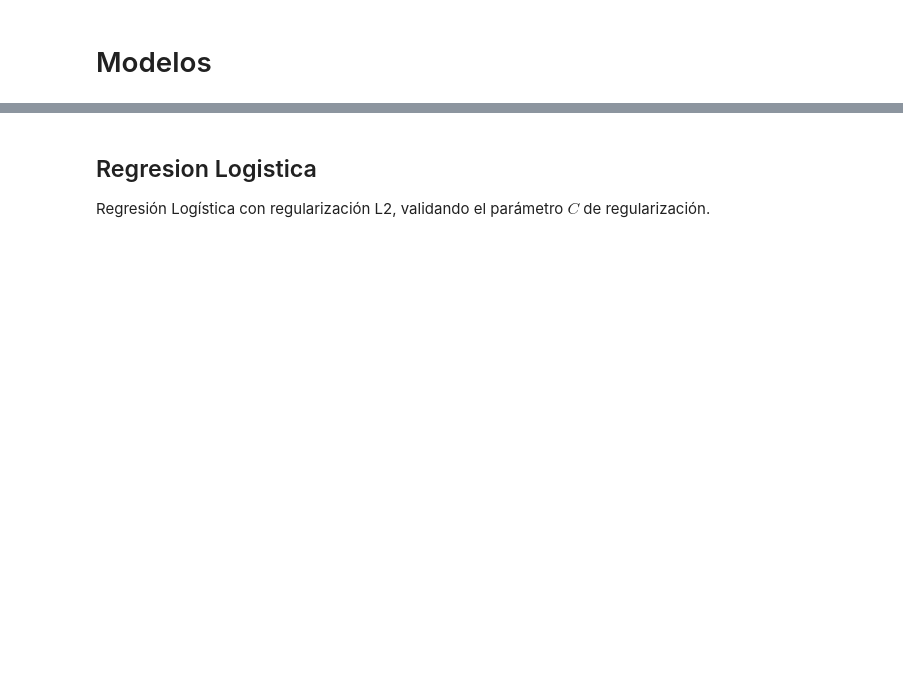
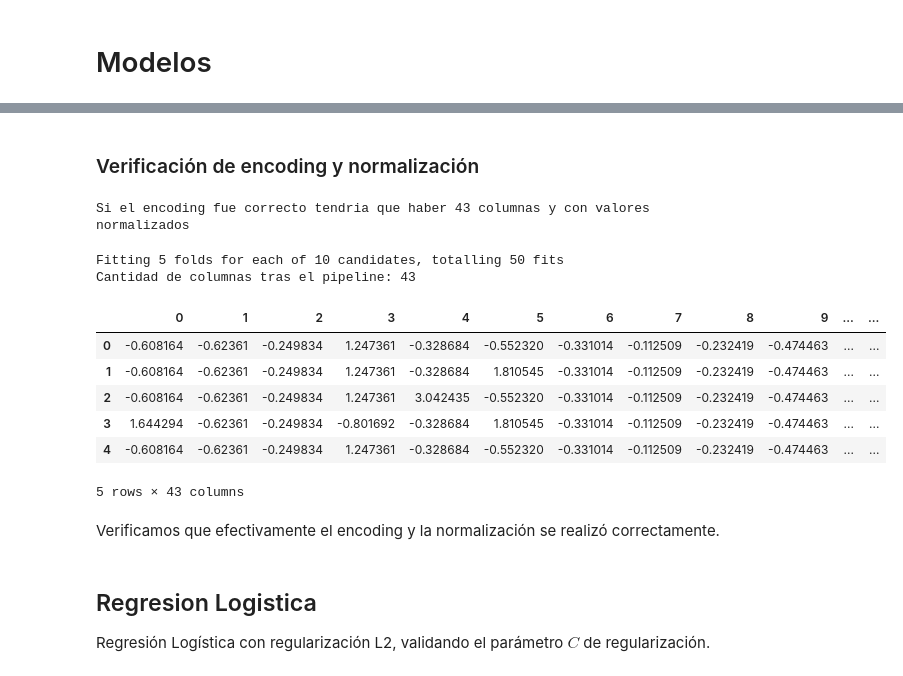
Before and after one commit to adelgado24/IA, a Jupyter notebook: primera_practica/TP_Aprendizaje_Supervisado.ipynb, the cells around one changed output, grey strips where cells are left out. Drawn from its saved outputs; the diff is of its cells as text; code cells hidden in the pictures; blank space fills up the shorter version.

```diff
--- a/primera_practica/TP_Aprendizaje_Supervisado.ipynb
+++ b/primera_practica/TP_Aprendizaje_Supervisado.ipynb
@@ -511,6 +495,32 @@ X_train, X_test, y_train, y_test = train_test_split(X, y, test_size=0.2, random_
 
 categorical_cols = X.select_dtypes(include=['object']).columns
 numerical_cols = X.select_dtypes(include=['int64', 'float64']).columns
+# %% [markdown]
+### Verificación de encoding y normalización
+# %%
+print(f'Si el encoding fue correcto tendria que haber {df_ordinales[categorical_cols].nunique().sum() + len(numerical_cols)} columnas y con valores normalizados')
+# %% [output]
+Si el encoding fue correcto tendria que haber 43 columnas y con valores normalizados
+# %%
+#logistica
+param_grid_log = {'logistic__penalty' : ['l2'],'logistic__C': [0.01, 0.1, 1, 10, 100], 'logistic__solver': ['lbfgs', 'liblinear']}
+
+cantidad_de_columnas = pipe_encode_then_model('logistic', param_grid_log, check_encoding=True)#.best_estimator_
+print(f'Cantidad de columnas tras el pipeline: {cantidad_de_columnas.shape[1]}')
+
+cantidad_de_columnas.head()
+# %% [output]
+Fitting 5 folds for each of 10 candidates, totalling 50 fits
+Cantidad de columnas tras el pipeline: 43
+|  | 0 | 1 | 2 | 3 | 4 | 5 | 6 | 7 | 8 | 9 | ... | ... |
+| 0 | -0.608164 | -0.62361 | -0.249834 | 1.247361 | -0.328684 | -0.552320 | -0.331014 | -0.112509 | -0.232419 | -0.474463 | ... | ... |
+| 1 | -0.608164 | -0.62361 | -0.249834 | 1.247361 | -0.328684 | 1.810545 | -0.331014 | -0.112509 | -0.232419 | -0.474463 | ... | ... |
+| 2 | -0.608164 | -0.62361 | -0.249834 | 1.247361 | 3.042435 | -0.552320 | -0.331014 | -0.112509 | -0.232419 | -0.474463 | ... | ... |
+| 3 | 1.644294 | -0.62361 | -0.249834 | -0.801692 | -0.328684 | 1.810545 | -0.331014 | -0.112509 | -0.232419 | -0.474463 | ... | ... |
+| 4 | -0.608164 | -0.62361 | -0.249834 | 1.247361 | -0.328684 | -0.552320 | -0.331014 | -0.112509 | -0.232419 | -0.474463 | ... | ... |
+5 rows × 43 columns
+# %% [markdown]
+Verificamos que efectivamente el encoding y la normalización se realizó correctamente.
 # %% [markdown]
 ## Regresion Logistica
 Regresión Logística con regularización L2, validando el parámetro $C$ de regularización.
```
Also changed, not shown: parts of 17 cells of this notebook.
